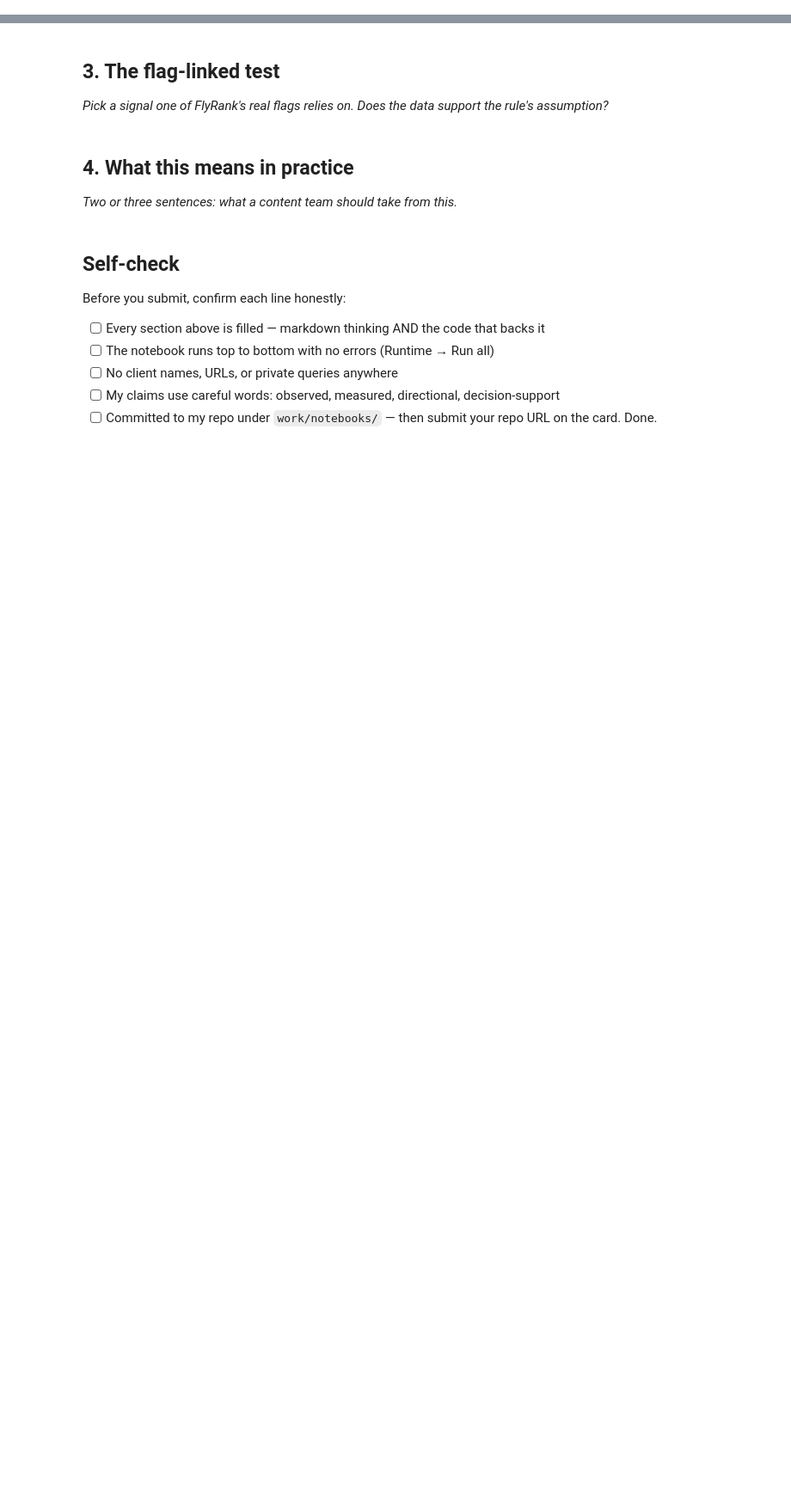
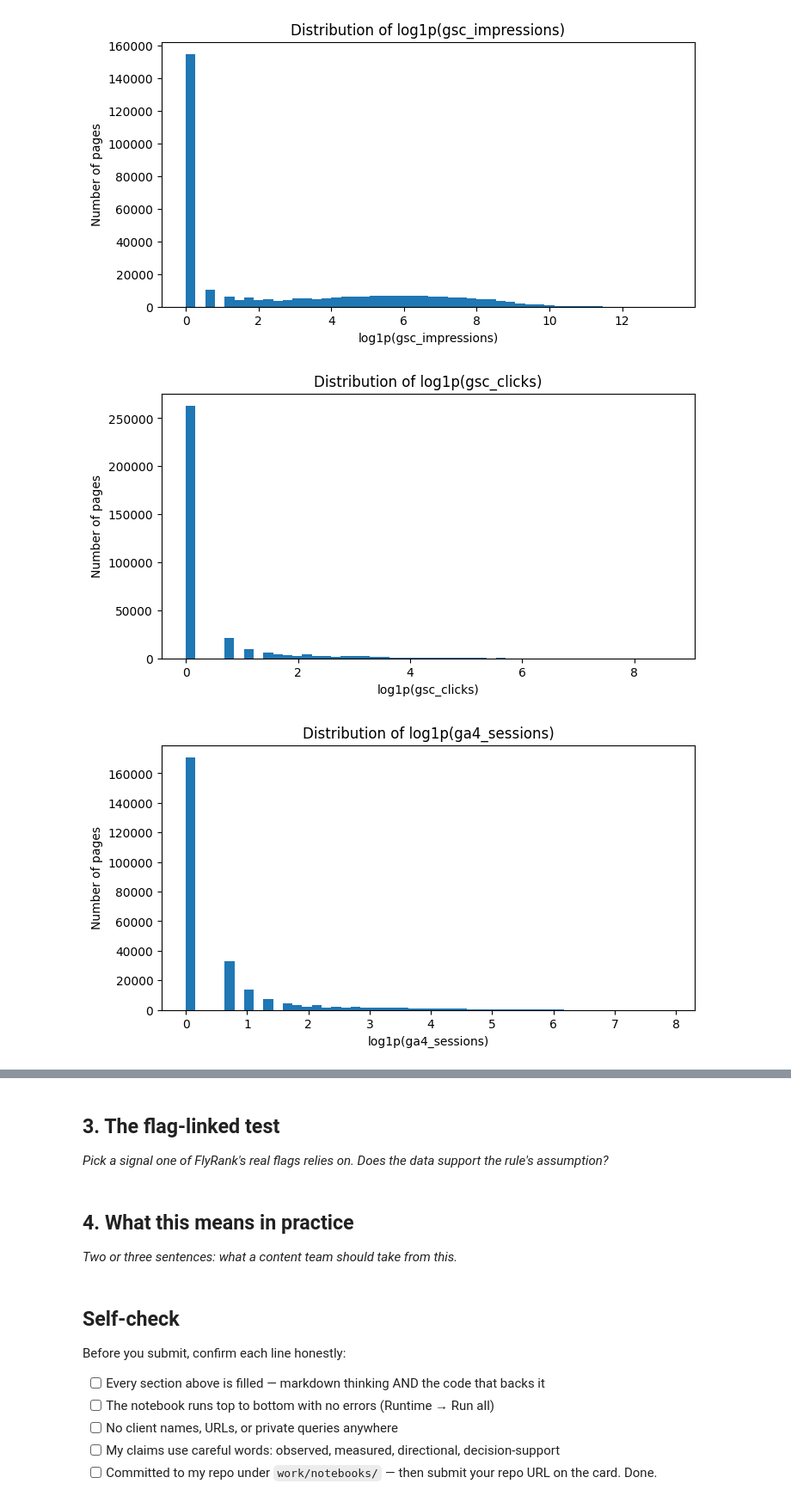
Before and after one commit to sebr22/sebr, a Jupyter notebook: work/notebooks/w04_signal_audit.ipynb, the cells around one changed output, grey strips where cells are left out. Shown at 86% size. Drawn from its saved outputs; the diff is of its cells as text; code cells hidden in the pictures; blank space fills up the shorter version.

```diff
--- a/work/notebooks/w04_signal_audit.ipynb
+++ b/work/notebooks/w04_signal_audit.ipynb
@@ -12,0 +97,16 @@ This skeleton is yours to fill. Work the sections **in order** — each one has
+# %%
+import matplotlib.pyplot as plt
+
+distribution_cols = [
+    "gsc_impressions",
+    "gsc_clicks",
+    "gsc_avg_position",
+    "ga4_sessions",
+    "ga4_engaged_sessions",
+    "gsc_ctr",
+    "engagement_rate"
+]
+
+for col in distribution_cols:
+    print(f"\n{col}")
+    print(march_df[col].describe())
@@ -12,0 +131,19 @@ This skeleton is yours to fill. Work the sections **in order** — each one has
+# %%
+traffic_cols = [
+    "gsc_impressions",
+    "gsc_clicks",
+    "ga4_sessions",
+    "ga4_engaged_sessions"
+]
+
+for col in traffic_cols:
+    plt.figure(figsize=(8, 4))
+    plt.hist(np.log1p(march_df[col]), bins=50)
+    plt.title(f"Distribution of log1p({col})")
+    plt.xlabel(f"log1p({col})")
+    plt.ylabel("Number of pages")
+    plt.show()
+# %% [output]
+[figure, added]
+[figure, added]
+[figure, added]
```
Also changed, not shown: parts of 15 cells of this notebook.
